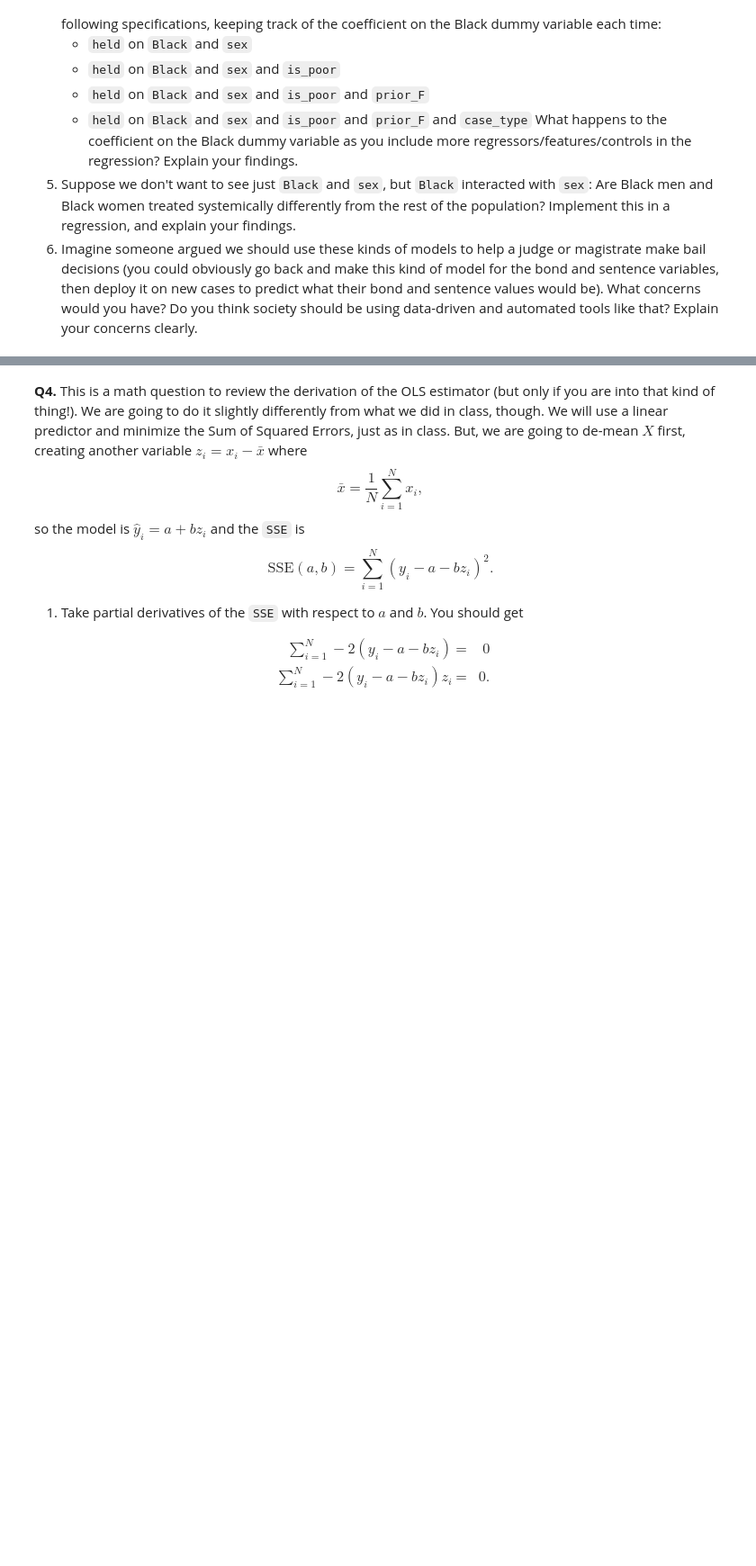
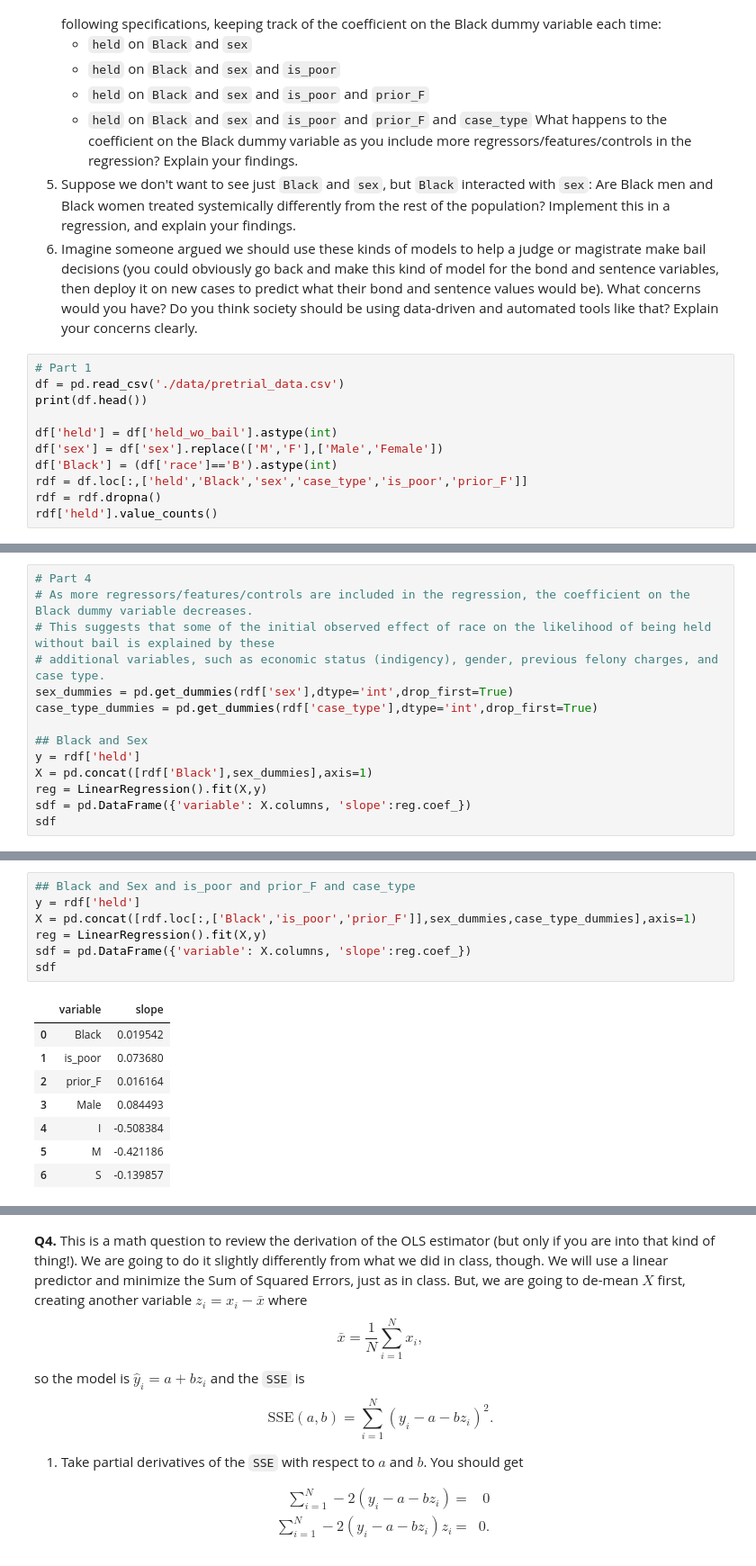
Before and after one commit to wangjalen7/DS3001_linearRegression, a Jupyter notebook: assignment.ipynb, the cells around one changed output, grey strips where cells are left out. Shown at 90% size. Saved outputs shown, nothing was run; the diff lists cells and outputs as text; blank space fills up the shorter version.

```diff
--- a/assignment.ipynb
+++ b/assignment.ipynb
@@ -208,3 +208,14 @@ The variables in the data are:
 What happens to the coefficient on the Black dummy variable as you include more regressors/features/controls in the regression? Explain your findings.
 5. Suppose we don't want to see just `Black` and `sex`, but `Black` interacted with `sex`: Are Black men and Black women treated systemically differently from the rest of the population? Implement this in a regression, and explain your findings.
 6. Imagine someone argued we should use these kinds of models to help a judge or magistrate make bail decisions (you could obviously go back and make this kind of model for the bond and sentence variables, then deploy it on new cases to predict what their bond and sentence values would be). What concerns would you have? Do you think society should be using data-driven and automated tools like that? Explain your concerns clearly.
+# %%
+# Part 1
+df = pd.read_csv('./data/pretrial_data.csv')
+print(df.head())
+
+df['held'] = df['held_wo_bail'].astype(int)
+df['sex'] = df['sex'].replace(['M','F'],['Male','Female'])
+df['Black'] = (df['race']=='B').astype(int)
+rdf = df.loc[:,['held','Black','sex','case_type','is_poor','prior_F']]
+rdf = rdf.dropna()
+rdf['held'].value_counts()
@@ -210,0 +267,14 @@ What happens to the coefficient on the Black dummy variable as you include more
+# %%
+# Part 4
+# As more regressors/features/controls are included in the regression, the coefficient on the Black dummy variable decreases.
+# This suggests that some of the initial observed effect of race on the likelihood of being held without bail is explained by these
+# additional variables, such as economic status (indigency), gender, previous felony charges, and case type.
+sex_dummies = pd.get_dummies(rdf['sex'],dtype='int',drop_first=True)
+case_type_dummies = pd.get_dummies(rdf['case_type'],dtype='int',drop_first=True)
+
+## Black and Sex
+y = rdf['held']
+X = pd.concat([rdf['Black'],sex_dummies],axis=1)
+reg = LinearRegression().fit(X,y)
+sdf = pd.DataFrame({'variable': X.columns, 'slope':reg.coef_})
+sdf
@@ -210,0 +310,16 @@ What happens to the coefficient on the Black dummy variable as you include more
+# %%
+## Black and Sex and is_poor and prior_F and case_type
+y = rdf['held']
+X = pd.concat([rdf.loc[:,['Black','is_poor','prior_F']],sex_dummies,case_type_dummies],axis=1)
+reg = LinearRegression().fit(X,y)
+sdf = pd.DataFrame({'variable': X.columns, 'slope':reg.coef_})
+sdf
+# %% [output]
+|  | variable | slope |
+| 0 | Black | 0.019542 |
+| 1 | is_poor | 0.073680 |
+| 2 | prior_F | 0.016164 |
+| 3 | Male | 0.084493 |
+| 4 | I | -0.508384 |
+| 5 | M | -0.421186 |
+| 6 | S | -0.139857 |
```
Also changed, not shown: parts of 8 cells of this notebook.
